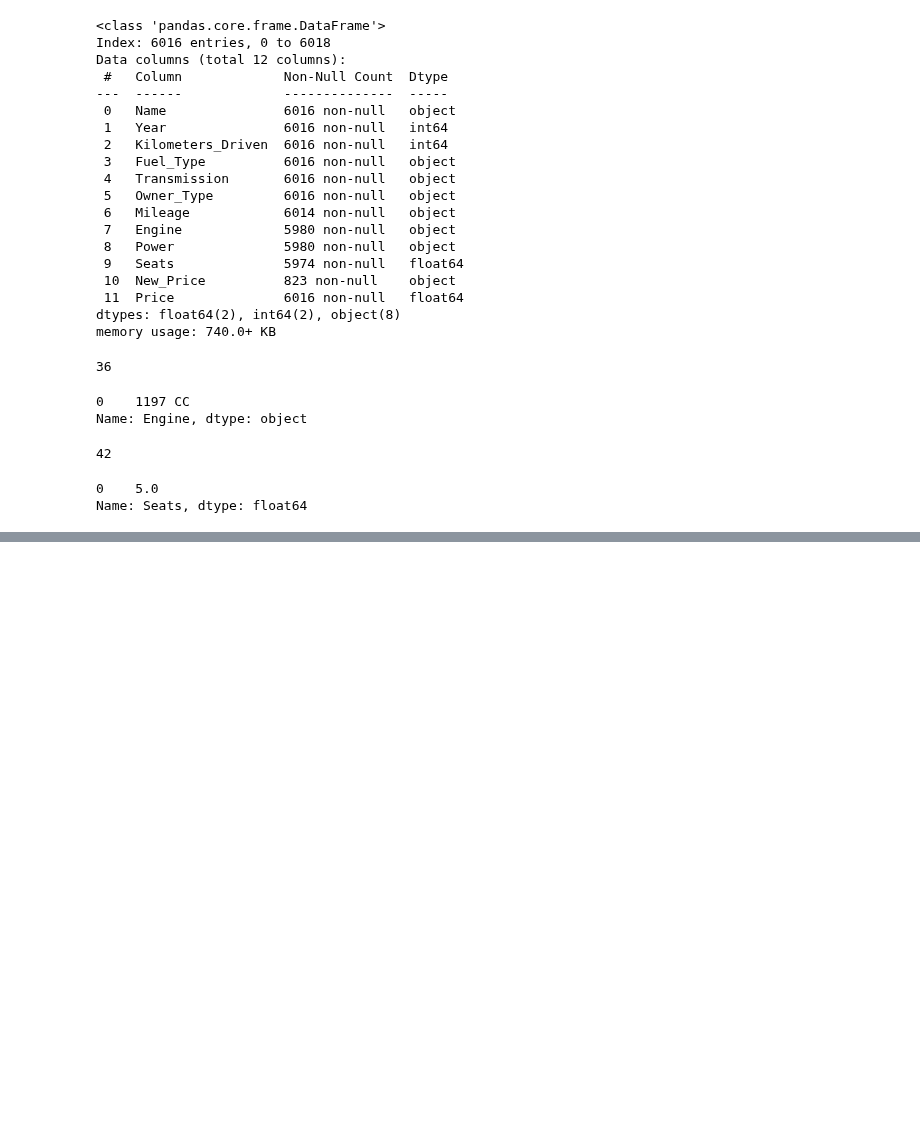
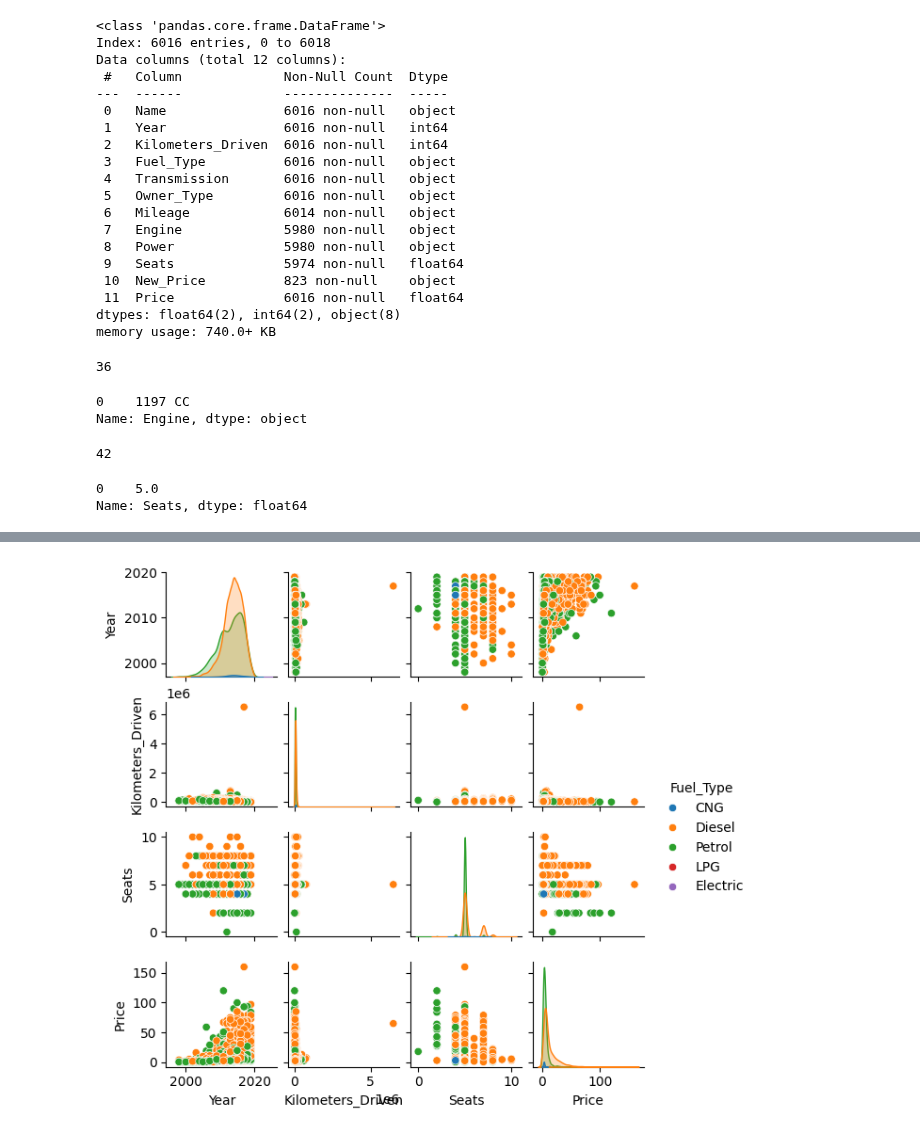
Before and after one commit to Vanshaj14Mohan/AIML-College, a Jupyter notebook: Files/main.ipynb, the cells around one changed output, grey strips where cells are left out. Drawn from its saved outputs; the diff is of its cells as text; code cells hidden in the pictures; blank space fills up the shorter version.

```diff
--- a/Files/main.ipynb
+++ b/Files/main.ipynb
@@ -242,0 +384,5 @@ df.head()
+# %%
+sns.pairplot(data=df, height=1.5, hue="Fuel_Type")
+plt.show()
+# %% [output]
+[figure, added]
```
Also changed, not shown: parts of 21 cells of this notebook.
